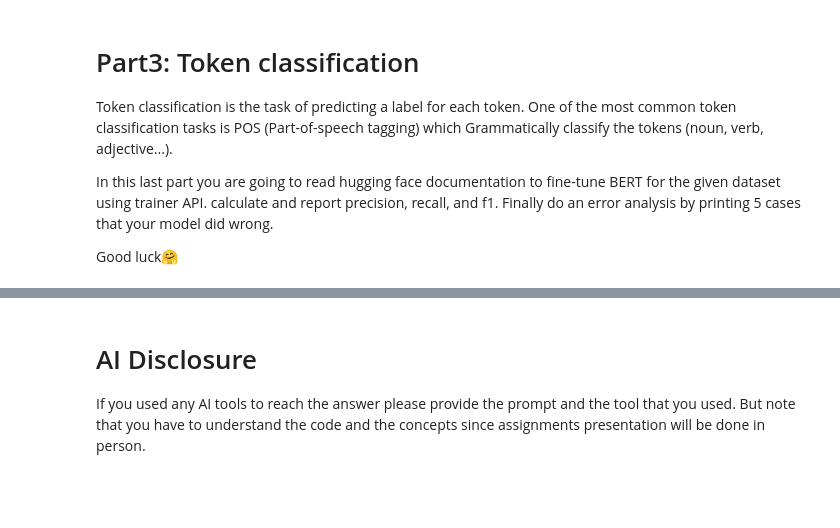
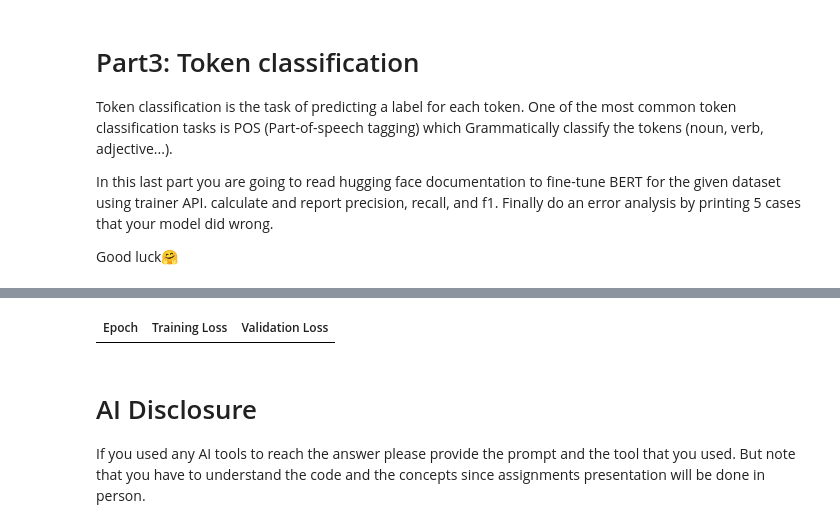
Before and after one commit to peyman886/NLP, a Jupyter notebook: YaghoubZadeh 1402-2/HomeWork/HW2/NLP1402_assignment2.ipynb, the cells around one changed output, grey strips where cells are left out. Drawn from its saved outputs; the diff is of its cells as text; code cells hidden in the pictures; blank space fills up the shorter version.

```diff
--- a/YaghoubZadeh 1402-2/HomeWork/HW2/NLP1402_assignment2.ipynb
+++ b/YaghoubZadeh 1402-2/HomeWork/HW2/NLP1402_assignment2.ipynb
@@ -506,0 +520,99 @@ dataset
+# %%
+from transformers import BertTokenizerFast, BertForTokenClassification, Trainer, TrainingArguments
+from transformers import DataCollatorForTokenClassification
+import numpy as np
+from sklearn.metrics import precision_recall_fscore_support
+
+# Load the tokenizer
+tokenizer = BertTokenizerFast.from_pretrained(BASE_MODEL_NAME)
+
+# Tokenize the input (sentences), align the labels with the tokenizer's splitting
+def tokenize_and_align_labels(examples):
+    tokenized_inputs = tokenizer(examples['tokens'], truncation=True, is_split_into_words=True)
+
+    labels = []
+    for i, label in enumerate(examples[f"{TASK}_tags"]):
+        word_ids = tokenized_inputs.word_ids(batch_index=i)
+        previous_word_idx = None
+        label_ids = []
+        for word_idx in word_ids:
+            if word_idx is None:
+                label_ids.append(-100)
+            elif word_idx != previous_word_idx:
+                label_ids.append(label[word_idx])
+            else:
+                label_ids.append(-100)
+            previous_word_idx = word_idx
+        labels.append(label_ids)
+
+    tokenized_inputs["labels"] = labels
+    return tokenized_inputs
+
+tokenized_datasets = dataset.map(tokenize_and_align_labels, batched=True)
+
+# Load the pre-trained BERT model for token classification
+model = BertForTokenClassification.from_pretrained(BASE_MODEL_NAME, num_labels=dataset['train'].features[f"{TASK}_tags"].feature.num_classes)
+
+# Define the training arguments
+training_args = TrainingArguments(
+    output_dir="./results",
+    evaluation_strategy="epoch",
+    learning_rate=2e-5,
+    per_device_train_batch_size=16,
+    per_device_eval_batch_size=16,
+    num_train_epochs=3,
+    weight_decay=0.01,
+)
+
+# Initialize the Trainer
+trainer = Trainer(
+    model=model,
+    args=training_args,
+    train_dataset=tokenized_datasets["train"],
+    eval_dataset=tokenized_datasets["validation"],
+    tokenizer=tokenizer,
+    data_collator=DataCollatorForTokenClassification(tokenizer)
+)
+
+# Train the model
+trainer.train()
+
+# Evaluation function to compute precision, recall, and F1 score
+def compute_metrics(p):
+    predictions, labels = p
+    predictions = np.argmax(predictions, axis=2)
+
+    # Flatten the predictions and labels for all batches
+    true_predictions = [
+        p for batch_pred in predictions for p in batch_pred if p != -100
+    ]
+    true_labels = [
+        l for batch_label in labels for l in batch_label if l != -100
+    ]
+
+    precision, recall, f1, _ = precision_recall_fscore_support(true_labels, true_predictions, average='macro')
+    return {
+        'precision': precision,
+        'recall': recall,
+        'f1': f1,
+    }
+
+# Set compute_metrics function to the trainer
+trainer.compute_metrics = compute_metrics
+
+# Evaluate the model
+evaluation_results = trainer.evaluate()
+
+# Conduct error analysis
+predictions, labels, _ = trainer.predict(tokenized_datasets["validation"])
+predictions = np.argmax(predictions, axis=2)
+# Select 5 examples at random or with specific criteria
+for i in range(5):
+    print(f"Example {i+1}:")
+    print(f"Predictions: {predictions[i]}")
+    print(f"Labels: {labels[i]}")
+    print()
+
+# Note: The actual selection and printing of incorrect predictions should be more elaborate,
+# checking where the predictions differ from the labels and then printing the token, prediction, and label.
+# %% [output]
@@ -507,3 +623,4 @@ dataset
+| Epoch | Training Loss | Validation Loss |
 # %% [markdown]
 # AI Disclosure
 
```
Also changed, not shown: parts of 5 cells of this notebook.
